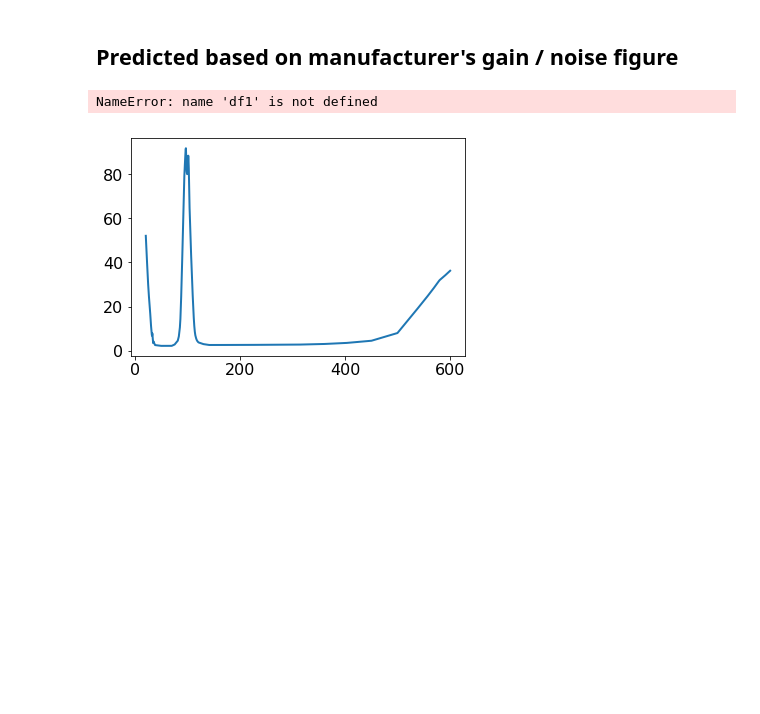
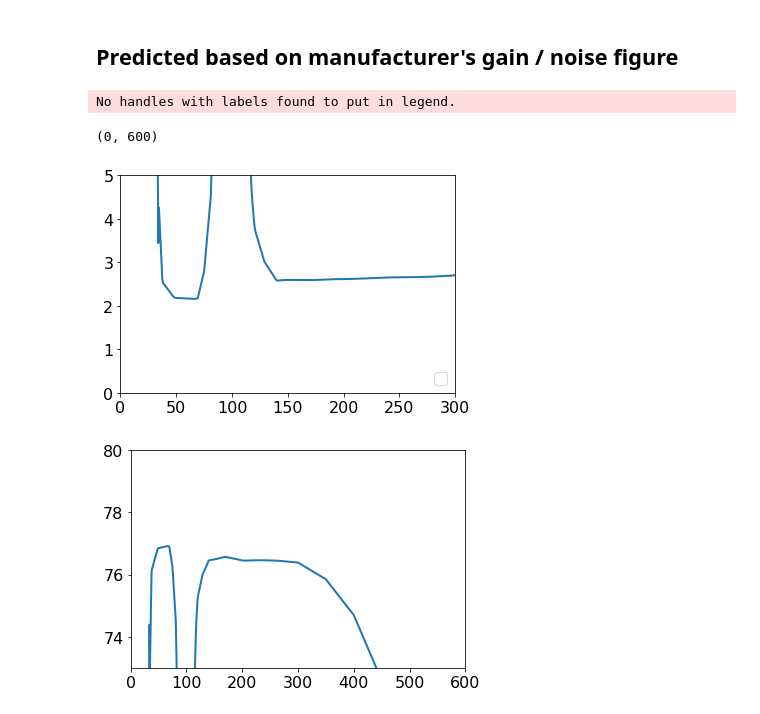
Before and after one commit to swissel/beacon_notebooks, a Jupyter notebook: BEACON Freq Dep Noise Spectra Prediction Manufacturer.ipynb, the cells around one changed output. Drawn from its saved outputs; the diff is of its cells as text; code cells hidden in the pictures; blank space fills up the shorter version.

```diff
--- a/BEACON Freq Dep Noise Spectra Prediction Manufacturer.ipynb
+++ b/BEACON Freq Dep Noise Spectra Prediction Manufacturer.ipynb
@@ -602,24 +603,26 @@ for i,ifreq in enumerate(range(nfreq)):
 # %%
 pyp.figure()
 pyp.plot(freq_array, NFcascade)
-pyp.plot(df1.freq_hz/1e6, df1.noisefig_dB, 'o-', label='Stage 1')
-pyp.plot(df2.freq_hz/1e6, df2.noisefig_dB, 'o-', label='Stage 2')
+#pyp.plot(df1.freq_hz/1e6, df1.noisefig_dB, 'o-', label='Stage 1')
+#pyp.plot(df2.freq_hz/1e6, df2.noisefig_dB, 'o-', label='Stage 2')
 
 pyp.ylim(0, 5)
 pyp.xlim(0,300)
 pyp.legend(loc='lower right')
 
 pyp.figure()
 pyp.plot(freq_array, Gcascade)
-pyp.plot(df1.freq_hz/1e6, df1.gain_dB, 'o-', label='Stage 1')
-pyp.plot(df2.freq_hz/1e6, df2.gain_dB, 'o-', label='Stage 2')
-pyp.plot(df2.freq_hz/1e6,df1.gain_dB+ df2.gain_dB, 'o-', label='Combined')
+#pyp.plot(df1.freq_hz/1e6, df1.gain_dB, 'o-', label='Stage 1')
+#pyp.plot(df2.freq_hz/1e6, df2.gain_dB, 'o-', label='Stage 2')
+#pyp.plot(df2.freq_hz/1e6,df1.gain_dB+ df2.gain_dB, 'o-', label='Combined')
 #pyp.ylim(30,50)
 pyp.ylim(73, 80)
 pyp.xlim(0,600)
 # %% [output]
-NameError: name 'df1' is not defined
+No handles with labels found to put in legend.
+(0, 600)
-[figure, old version]
+[figure, new version]
+[figure, added]
 # %%
 def gamma_from_vswr(vswr):
     return (vswr - 1)/(vswr+1)
```
Also changed, not shown: parts of 9 cells of this notebook, 2 other files.
